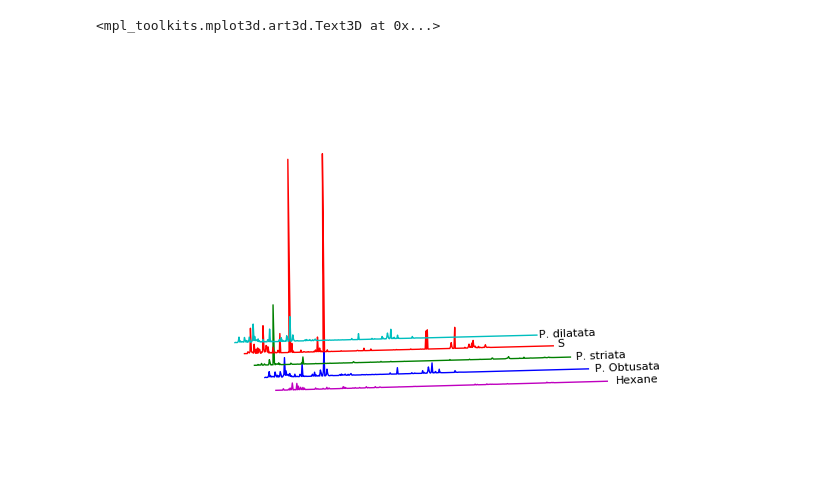
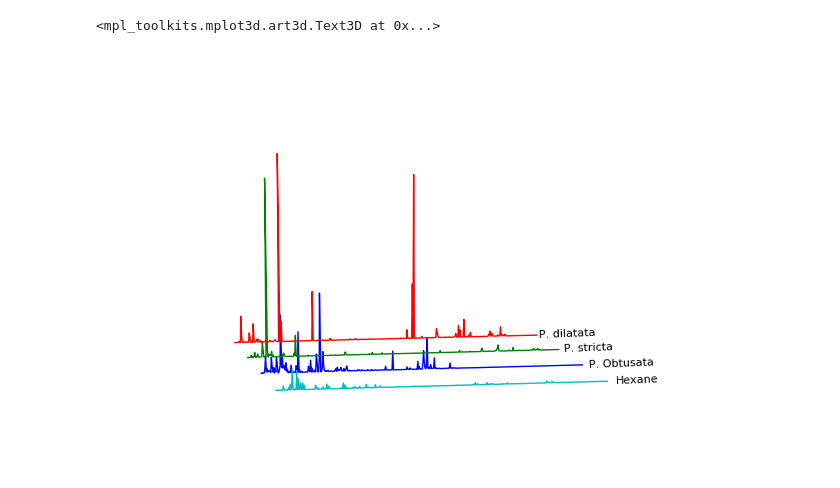
Before and after one commit to ryokubo5710/Platanthera_scents, a Jupyter notebook: FinalProject_DataPreparation.ipynb, the cells around one changed output. Drawn from its saved outputs; the diff is of its cells as text; code cells hidden in the pictures.

```diff
--- a/FinalProject_DataPreparation.ipynb
+++ b/FinalProject_DataPreparation.ipynb
@@ -8,43 +8,45 @@ data= pd.read_excel('Orchids_processed_70percent.xlsx.xlsx', sheetname ='All')
 # %%
 data_Obt = data.filter(like='Pobt', axis=1)
 data_Dil = data.filter(like='dil', axis=1)
-data_S = data.filter(like='S', axis=1)
-data_Stri = data.filter(like='stri', axis=1)
+#data_S = data.filter(like='S', axis=1)
+data_Stri = data.filter(like='stri'or'S', axis=1)
 data_Hex = data.filter(like='hex', axis=1)
 # %%
 Size = data_Obt.shape[0]
 MeanObt = np.zeros(Size)
 MeanDil = np.zeros(Size)
-MeanS = np.zeros(Size)
+#MeanS = np.zeros(Size)
 MeanStri = np.zeros(Size)
 MeanHex = np.zeros(Size)
 
 for i in range(0, Size):
     MeanObt[i] = np.mean(data_Obt.values[i, :])
-    MeanDil[i] = np.mean(data_Obt.values[i, :])
-    MeanS[i] = np.mean(data_S.values[i, :])
+    MeanDil[i] = np.mean(data_Dil.values[i, :])
+    #MeanS[i] = np.mean(data_S.values[i, :])
     MeanStri[i] = np.mean(data_Stri.values[i, :])
     MeanHex[i] = np.mean(data_Hex.values[i, :])
 
 from mpl_toolkits.mplot3d import Axes3D
 fig = plt.figure()
 ax = Axes3D(fig)
 
 ax.plot(range(0, Size),[1]*Size, MeanObt)
 ax.plot(range(0, Size),[2]*Size, MeanStri)
-ax.plot(range(0, Size), [3]*Size, MeanS)
-ax.plot(range(0, Size),[4]*Size, MeanDil)
+#ax.plot(range(0, Size), [3]*Size, MeanS)
+ax.plot(range(0, Size),[3]*Size, MeanDil)
 ax.plot(range(0, Size),[0]*Size, MeanHex)
 ax.view_init(elev=10, azim=-100)
 ax.axis('off')
 ax.text(Size+10, 0, 0, "Hexane", (1, 0, 1), color='black', fontsize=8)
 ax.text(Size+8, 1, 0, "P. Obtusata", (1, 0, 1), color='black', fontsize=8)
-ax.text(Size+6, 2, 0, "P. striata", (1, 0, 1), color='black', fontsize=8)
-ax.text(Size+4, 3, 0, "S", (1, 0, 1), color='black', fontsize=8)
-ax.text(Size+2, 4, 0, "P. dilatata", (1, 0, 1), color='black', fontsize=8)
+ax.text(Size+6, 2, 0, "P. stricta", (1, 0, 1), color='black', fontsize=8)
+#ax.text(Size+4, 3, 0, "S", (1, 0, 1), color='black', fontsize=8)
+ax.text(Size+2, 3, 0, "P. dilatata", (1, 0, 1), color='black', fontsize=8)
+
+##WE SHOULD MEAN FIRST WITH THE DATE AND THE SAMPLE ID
 # %% [output]
 <mpl_toolkits.mplot3d.art3d.Text3D at 0x...>
-[figure, old version]
+[figure, new version]
 # %%
 #data_Obt = data.filter(like='Pobt', axis=1)
 #data_Dil = data.filter(like='dil', axis=1)
```
Also changed, not shown: parts of 6 cells of this notebook.
